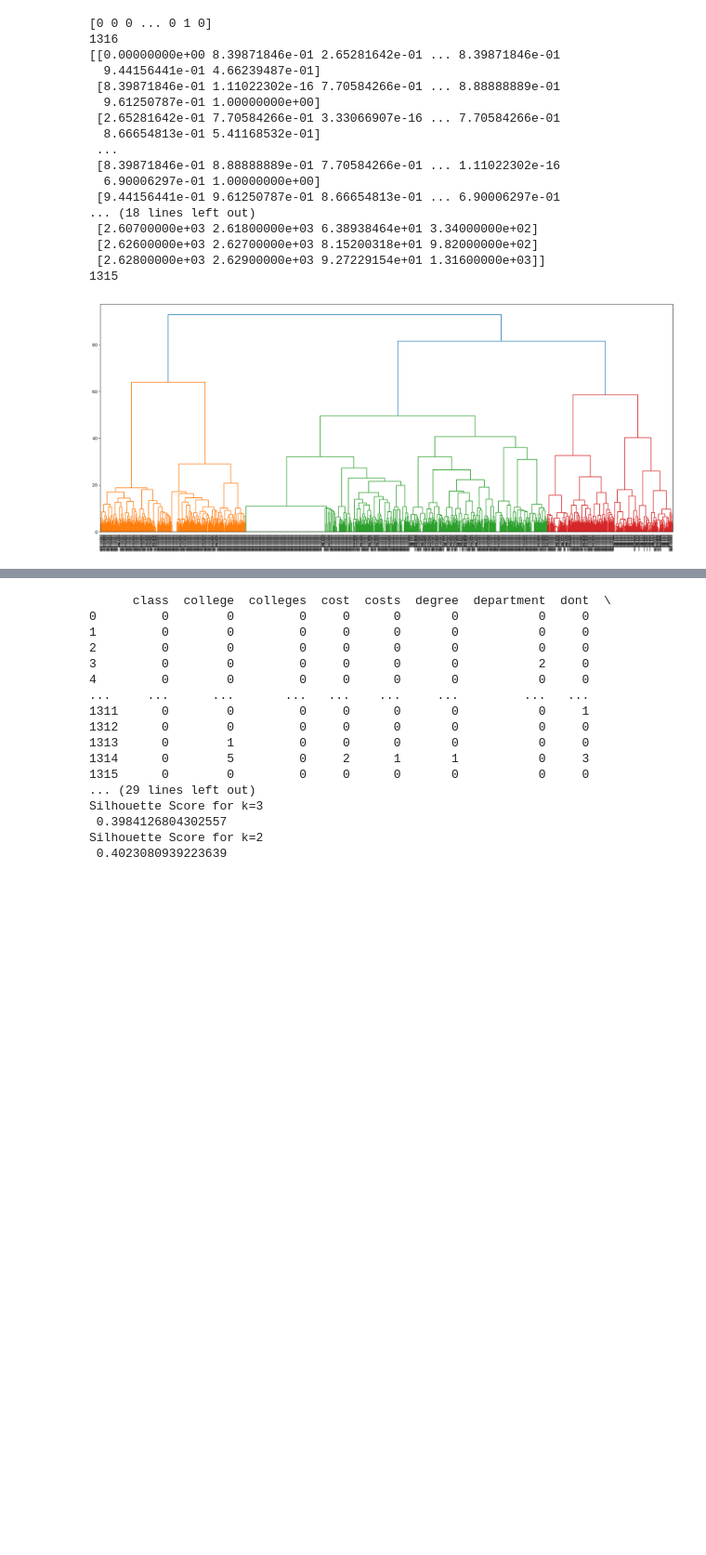
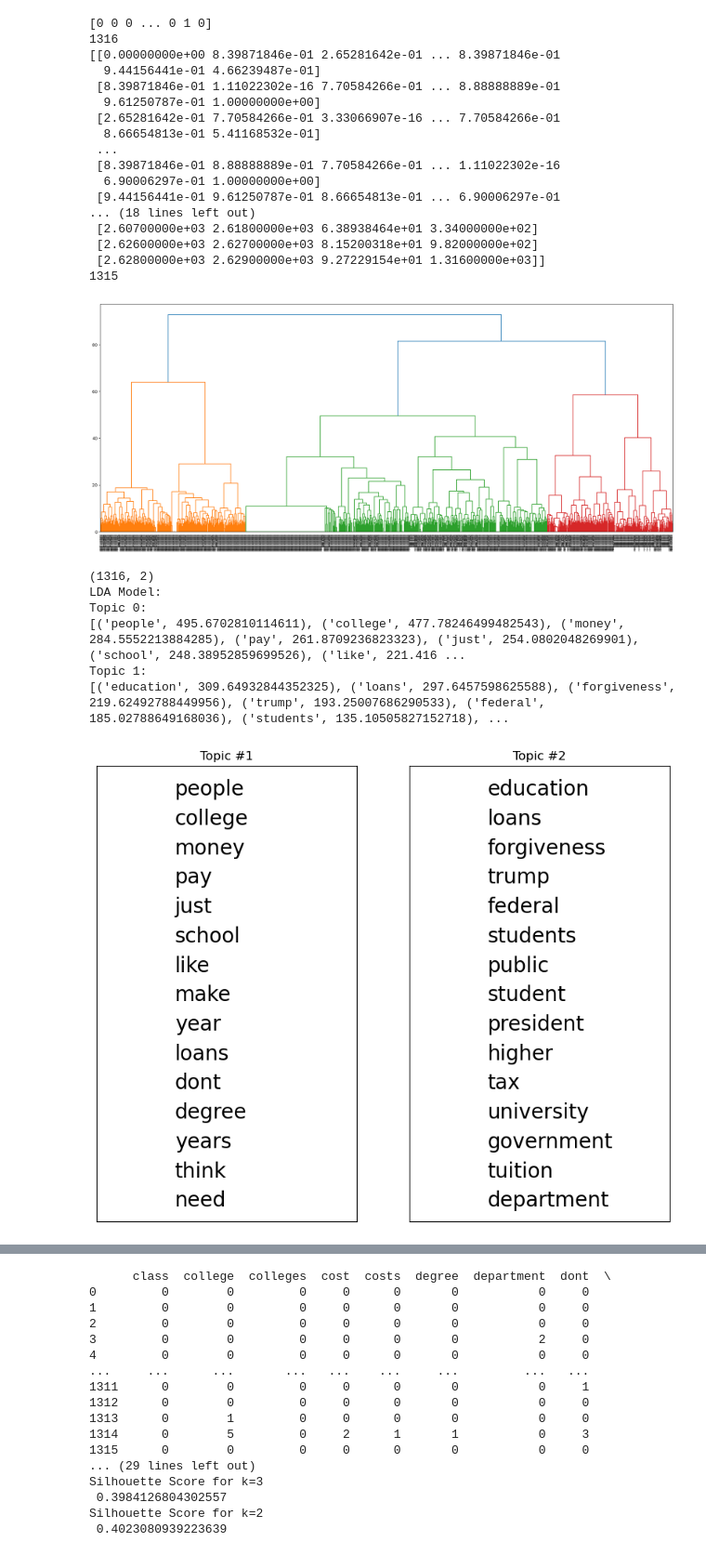
Before and after one commit to meganenglert/info5653, a Jupyter notebook: Project Part 2.ipynb, the cells around one changed output, grey strips where cells are left out. Shown at 93% size. Drawn from its saved outputs; the diff is of its cells as text; code cells hidden in the pictures; blank space fills up the shorter version.

```diff
--- a/Project Part 2.ipynb
+++ b/Project Part 2.ipynb
@@ -149,6 +149,10 @@ print(BBC_DF["Combined"])
 ### Tokenize and Vectorize the Headlines
 ## Create the list of headlines
 ## Keep the labels!
+import nltk
+from nltk.corpus import stopwords
+nltk.download('stopwords')
+stops = [x for x in stopwords.words("english")]
 
 textList = []
 sourceLabels = []
@@ -172,9 +176,12 @@ for text in textList:
     words = text.split()
     words = [x.lower() if x == x.upper() else x for x in words]
     words = [x for x in words if x not in myStopWords]
+    words = [x for x in words if x not in stops]
     words = [x for x in words if len(x)>1]
     text = " ".join(words)
-    fixed.append(" ".join([x.strip() for x in re.findall('[A-Z][^A-Z]*', text)]).lower())
+    words = " ".join([x.strip() for x in re.findall('[A-Z][^A-Z]*', text)]).lower()
+
+    fixed.append(",".join([x for x in words.split() if x not in stops]))
 ##########################################
 ## Remove all words that match the topics.
 ## For example, if the topics are food and covid
@@ -183,3 +190,5 @@ for text in textList:
 ## We will need to do this by hand.
 print(fixed)
 HeadlineLIST=fixed
+
+cleanDF = pd.DataFrame(fixed)
@@ -545,8 +585,8 @@ for f in range(TrainDF.shape[1]):
 ##
 ##
 #########################################################
-NUM_TOPICS=4
-lda_model = LatentDirichletAllocation(n_components=NUM_TOPICS, max_iter=1000, learning_method='online')
+NUM_TOPICS=2
+lda_model = LatentDirichletAllocation(n_components=NUM_TOPICS, max_iter=100, learning_method='online')
 #lda_model = LatentDirichletAllocation(n_components=NUM_TOPICS, max_iter=10, learning_method='online')
 
 lda_Z_DF = lda_model.fit_transform(My_Orig_DF)
@@ -562,32 +602,40 @@ print("LDA Model:")
 print_topics(lda_model, MyCountV)
 
 
 ################ Another fun vis for LDA
-plt.figure(figsize=(25,15))
+plt.figure(figsize=(10, 8))
 word_topic = np.array(lda_model.components_)
 #print(word_topic)
 word_topic = word_topic.transpose()
 
 num_top_words = 15
 vocab_array = np.asarray(ColumnNames)
 
 #fontsize_base = 70 / np.max(word_topic) # font size for word with largest share in corpus
 fontsize_base = 40
 
 for t in range(NUM_TOPICS):
     plt.subplot(1, NUM_TOPICS, t + 1)  # plot numbering starts with 1
     plt.ylim(0, num_top_words + 0.5)  # stretch the y-axis to accommodate the words
     plt.xticks([])  # remove x-axis markings ('ticks')
     plt.yticks([]) # remove y-axis markings ('ticks')
-    plt.title('Topic #{}'.format(t))
+    plt.title('Topic #{}'.format(t + 1))
     top_words_idx = np.argsort(word_topic[:,t])[::-1]  # descending order
     top_words_idx = top_words_idx[:num_top_words]
     top_words = vocab_array[top_words_idx]
     top_words_shares = word_topic[top_words_idx, t]
     for i, (word, share) in enumerate(zip(top_words, top_words_shares)):
         plt.text(0.3, num_top_words-i-0.5, word, fontsize=fontsize_base/2)
                  ##fontsize_base*share)
 
 
 plt.savefig("TopicsVis.pdf")
 plt.show()
+# %% [output]
+(1316, 2)
+LDA Model:
+Topic 0:
+[('people', 495.6702810114611), ('college', 477.78246499482543), ('money', 284.5552213884285), ('pay', 261.8709236823323), ('just', 254.0802048269901), ('school', 248.38952859699526), ('like', 221.416 ...
+Topic 1:
+[('education', 309.64932844352325), ('loans', 297.6457598625588), ('forgiveness', 219.62492788449956), ('trump', 193.25007686290533), ('federal', 185.02788649168036), ('students', 135.10505827152718), ...
+[figure, added]
```
Also changed, not shown: parts of 3 cells of this notebook.
